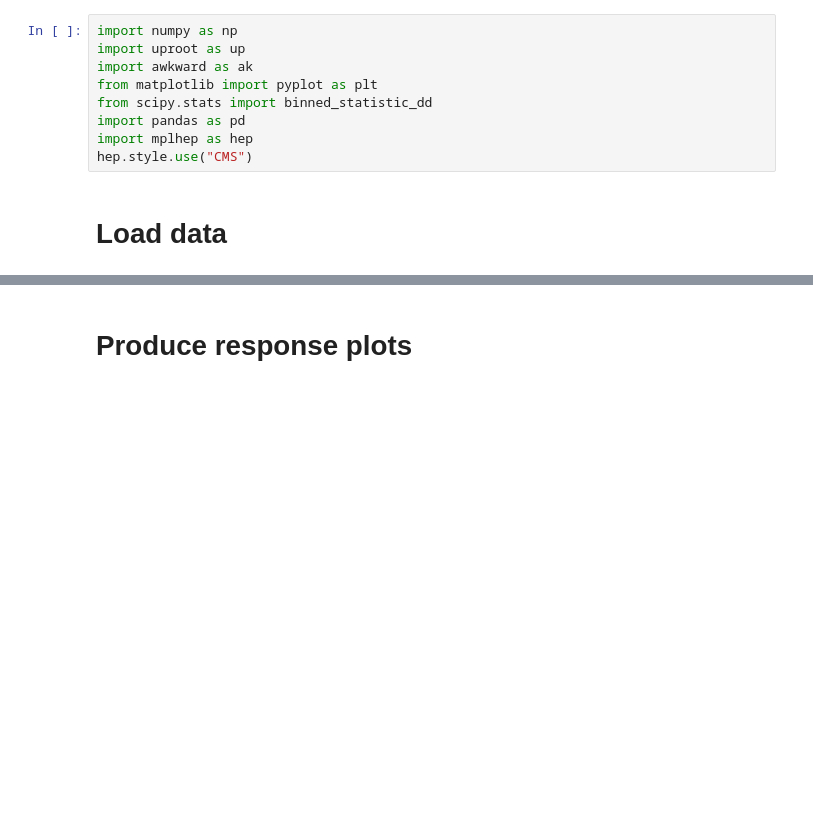
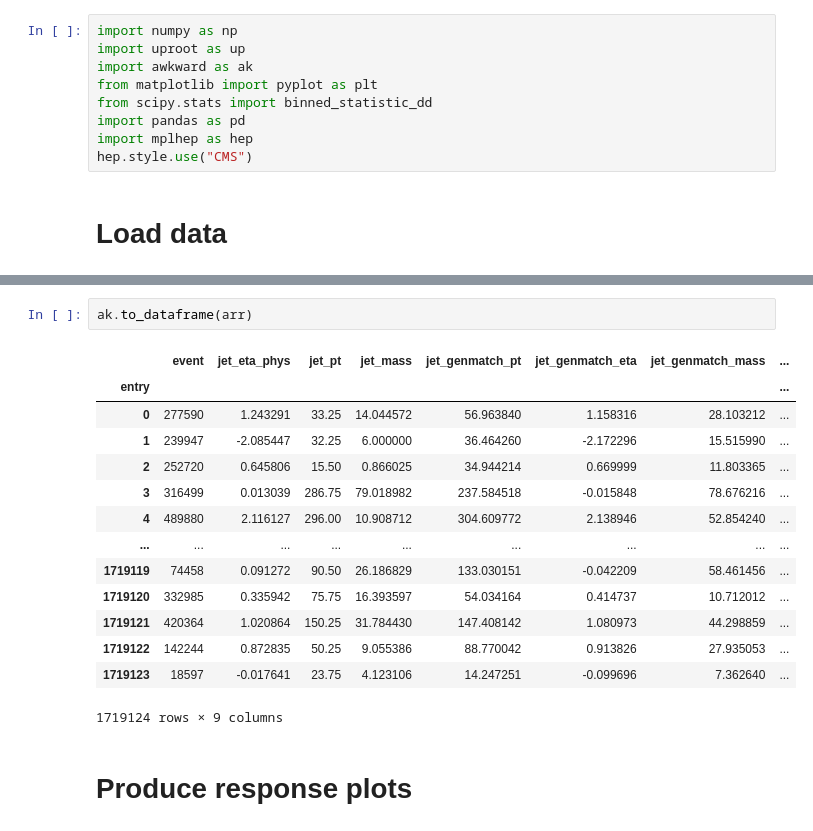
Before and after one commit to lrobertshaw/mass_corrections, a Jupyter notebook: corrections.ipynb, the cells around one changed output, grey strips where cells are left out. Saved outputs shown, nothing was run; the diff lists cells and outputs as text; blank space fills up the shorter version.

```diff
--- a/corrections.ipynb
+++ b/corrections.ipynb
@@ -238,3 +223,20 @@ df
+# %%
+ak.to_dataframe(arr)
+# %% [output]
+|  | event | jet_eta_phys | jet_pt | jet_mass | jet_genmatch_pt | jet_genmatch_eta | jet_genmatch_mass | ... |
+| entry |  |  |  |  |  |  |  | ... |
+| 0 | 277590 | 1.243291 | 33.25 | 14.044572 | 56.963840 | 1.158316 | 28.103212 | ... |
+| 1 | 239947 | -2.085447 | 32.25 | 6.000000 | 36.464260 | -2.172296 | 15.515990 | ... |
+| 2 | 252720 | 0.645806 | 15.50 | 0.866025 | 34.944214 | 0.669999 | 11.803365 | ... |
+| 3 | 316499 | 0.013039 | 286.75 | 79.018982 | 237.584518 | -0.015848 | 78.676216 | ... |
+| 4 | 489880 | 2.116127 | 296.00 | 10.908712 | 304.609772 | 2.138946 | 52.854240 | ... |
+| ... | ... | ... | ... | ... | ... | ... | ... | ... |
+| 1719119 | 74458 | 0.091272 | 90.50 | 26.186829 | 133.030151 | -0.042209 | 58.461456 | ... |
+| 1719120 | 332985 | 0.335942 | 75.75 | 16.393597 | 54.034164 | 0.414737 | 10.712012 | ... |
+| 1719121 | 420364 | 1.020864 | 150.25 | 31.784430 | 147.408142 | 1.080973 | 44.298859 | ... |
+| 1719122 | 142244 | 0.872835 | 50.25 | 9.055386 | 88.770042 | 0.913826 | 27.935053 | ... |
+| 1719123 | 18597 | -0.017641 | 23.75 | 4.123106 | 14.247251 | -0.099696 | 7.362640 | ... |
+1719124 rows × 9 columns
 # %% [markdown]
 # Produce response plots
 # %%
```
Also changed, not shown: parts of 15 cells of this notebook.
